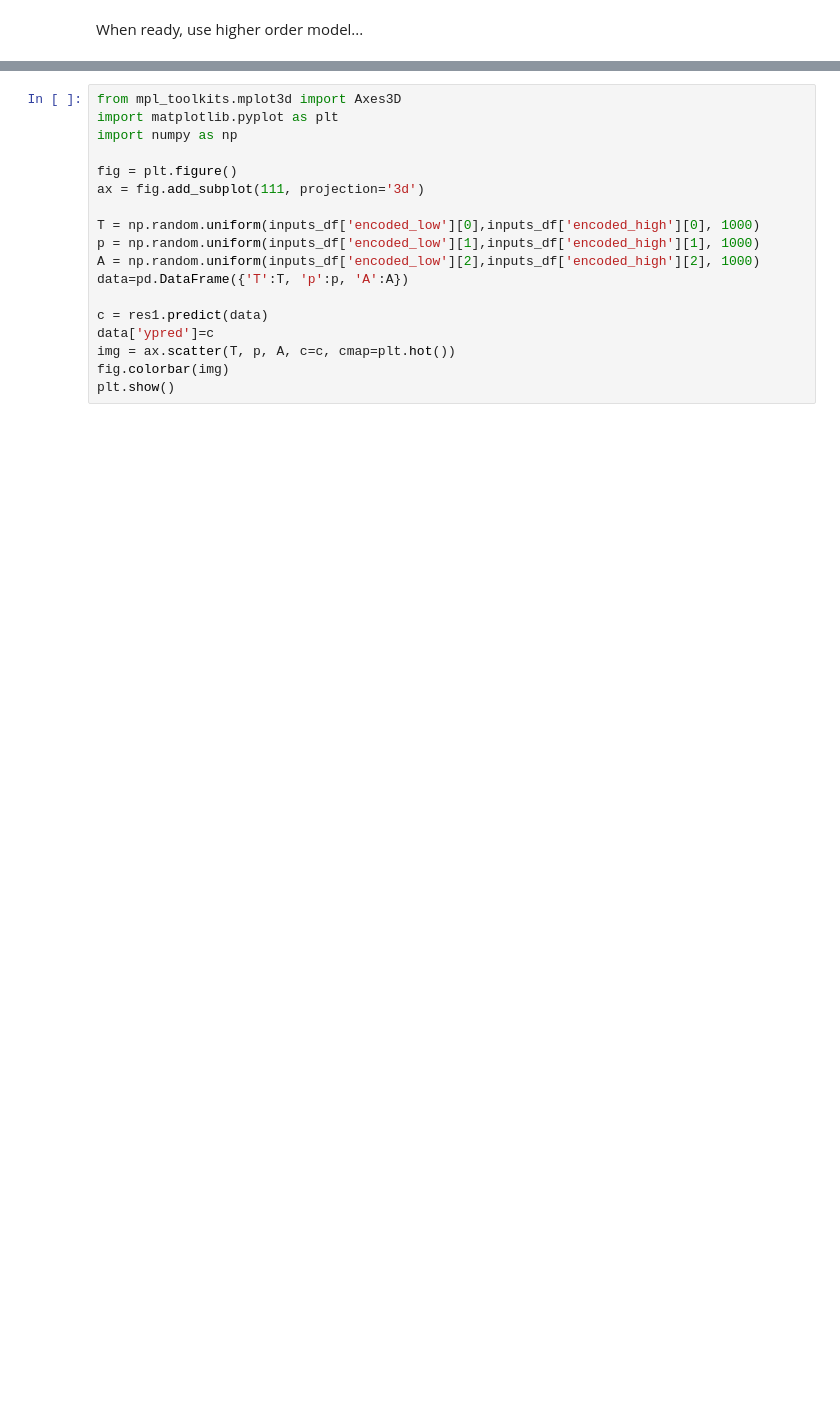
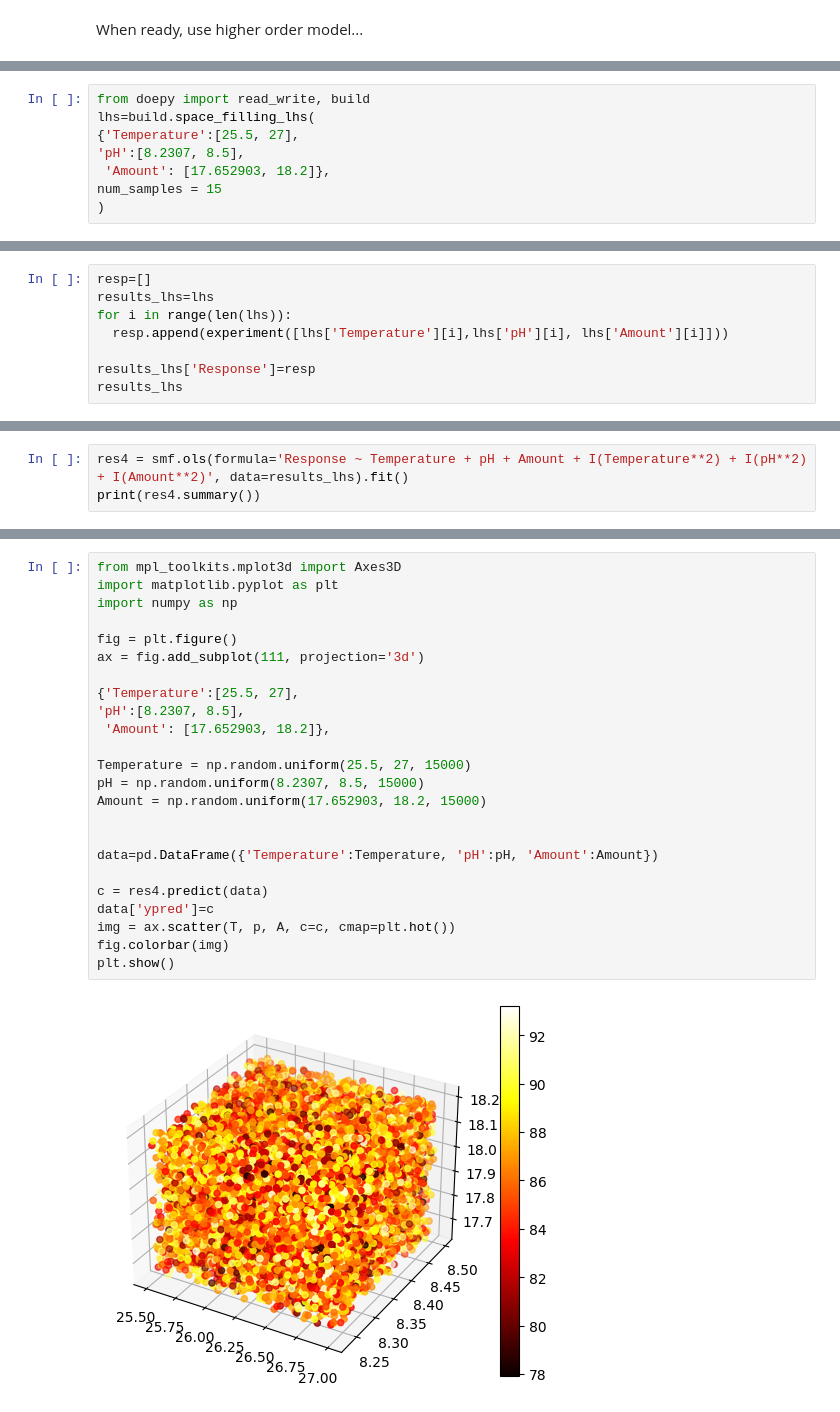
Before and after one commit to peterbmob/DHMVADoE, a Jupyter notebook: Excercises/resp.ipynb, the cells around one changed output, grey strips where cells are left out. Cells and saved outputs as stored; diff of their text form; blank space fills up the shorter version.

```diff
--- a/Excercises/resp.ipynb
+++ b/Excercises/resp.ipynb
@@ -206,0 +585,8 @@ np.random.uniform(inputs_df['low'][0],inputs_df['high'][0], 100)
+# %%
+from doepy import read_write, build
+lhs=build.space_filling_lhs(
+{'Temperature':[25.5, 27],
+'pH':[8.2307, 8.5],
+ 'Amount': [17.652903, 18.2]},
+num_samples = 15
+)
@@ -206,0 +595,8 @@ np.random.uniform(inputs_df['low'][0],inputs_df['high'][0], 100)
+# %%
+resp=[]
+results_lhs=lhs
+for i in range(len(lhs)):
+  resp.append(experiment([lhs['Temperature'][i],lhs['pH'][i], lhs['Amount'][i]]))
+
+results_lhs['Response']=resp
+results_lhs
@@ -206,0 +620,3 @@ np.random.uniform(inputs_df['low'][0],inputs_df['high'][0], 100)
+# %%
+res4 = smf.ols(formula='Response ~ Temperature + pH + Amount + I(Temperature**2) + I(pH**2) + I(Amount**2)', data=results_lhs).fit()
+print(res4.summary())
@@ -207,18 +643,26 @@ np.random.uniform(inputs_df['low'][0],inputs_df['high'][0], 100)
 # %%
 from mpl_toolkits.mplot3d import Axes3D
 import matplotlib.pyplot as plt
 import numpy as np
 
 fig = plt.figure()
 ax = fig.add_subplot(111, projection='3d')
 
-T = np.random.uniform(inputs_df['encoded_low'][0],inputs_df['encoded_high'][0], 1000)
-p = np.random.uniform(inputs_df['encoded_low'][1],inputs_df['encoded_high'][1], 1000)
-A = np.random.uniform(inputs_df['encoded_low'][2],inputs_df['encoded_high'][2], 1000)
-data=pd.DataFrame({'T':T, 'p':p, 'A':A})
+{'Temperature':[25.5, 27],
+'pH':[8.2307, 8.5],
+ 'Amount': [17.652903, 18.2]},
 
-c = res1.predict(data)
+Temperature = np.random.uniform(25.5, 27, 15000)
+pH = np.random.uniform(8.2307, 8.5, 15000)
+Amount = np.random.uniform(17.652903, 18.2, 15000)
+
+
+data=pd.DataFrame({'Temperature':Temperature, 'pH':pH, 'Amount':Amount})
+
+c = res4.predict(data)
 data['ypred']=c
 img = ax.scatter(T, p, A, c=c, cmap=plt.hot())
 fig.colorbar(img)
 plt.show()
+# %% [output]
+[figure, added]
```
Also changed, not shown: parts of 74 cells of this notebook.
